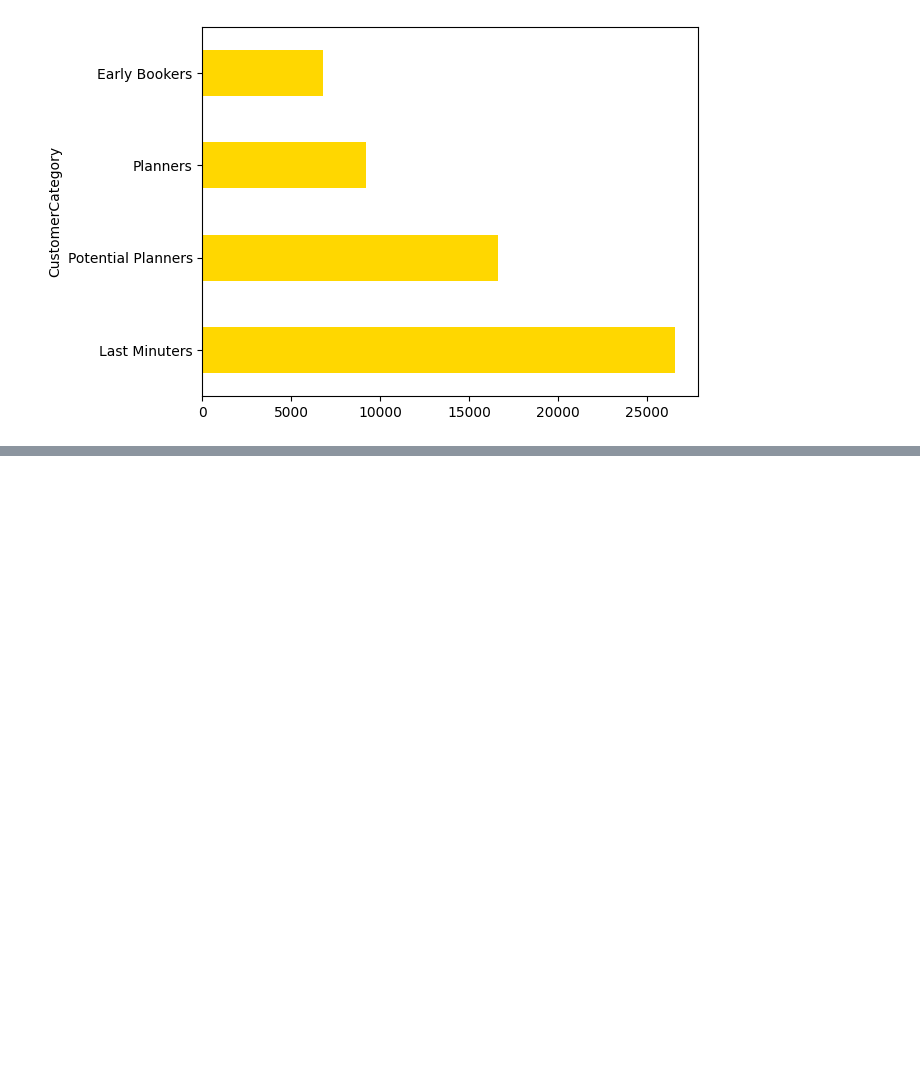
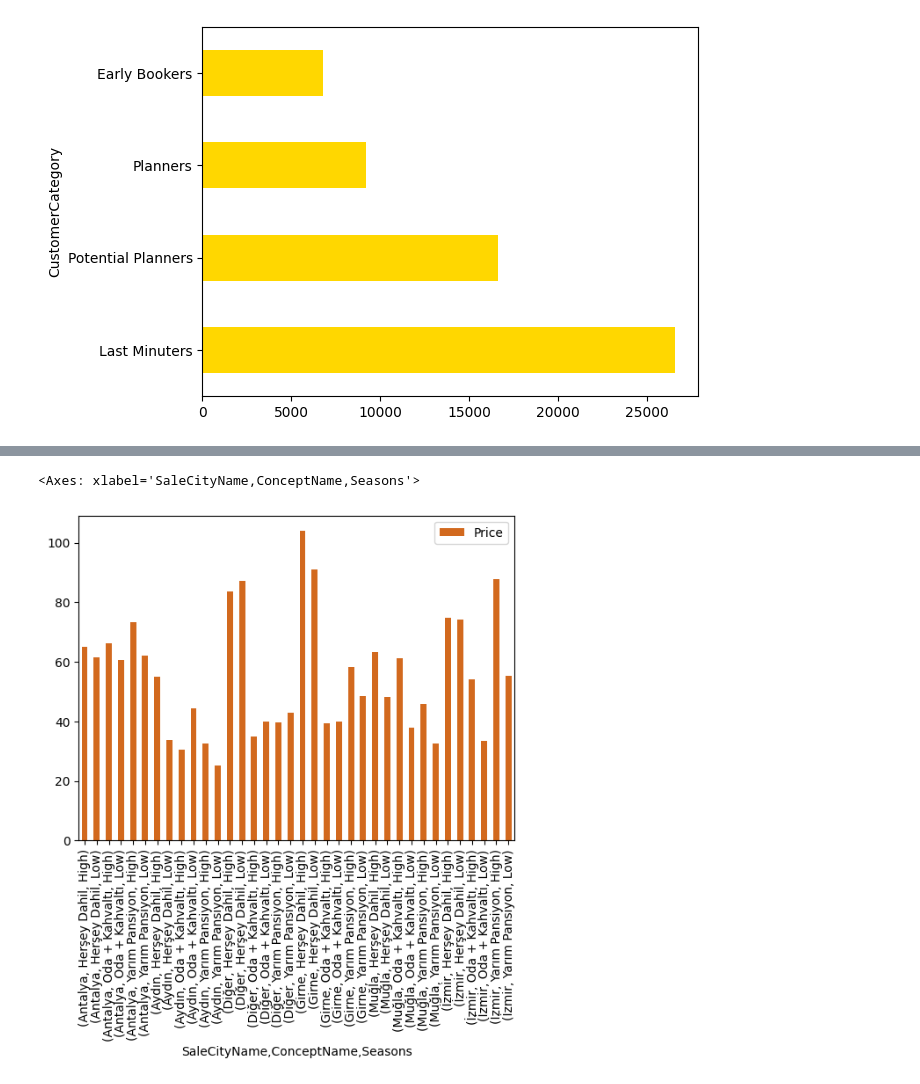
Before and after one commit to osmanacar/gezinomi, a Jupyter notebook: gezinomi-rule-based.ipynb, the cells around one changed output, grey strips where cells are left out. Saved outputs shown, nothing was run; the diff lists cells and outputs as text; code cells hidden in the pictures; blank space fills up the shorter version.

```diff
--- a/gezinomi-rule-based.ipynb
+++ b/gezinomi-rule-based.ipynb
@@ -256,3 +256,6 @@ customer_category.plot(kind="barh",color="gold")
 # %% [output]
 <Axes: ylabel='CustomerCategory'>
 [figure]
+# %%
+sale_concept_seasons = df.groupby(["SaleCityName", "ConceptName", "Seasons"]).agg({"Price": "mean"})
+sale_concept_seasons
@@ -258,0 +281,5 @@ customer_category.plot(kind="barh",color="gold")
+# %%
+sale_concept_seasons.plot(kind="bar",color="chocolate")
+# %% [output]
+<Axes: xlabel='SaleCityName,ConceptName,Seasons'>
+[figure, added]
```
Also changed, not shown: parts of 25 cells of this notebook.
